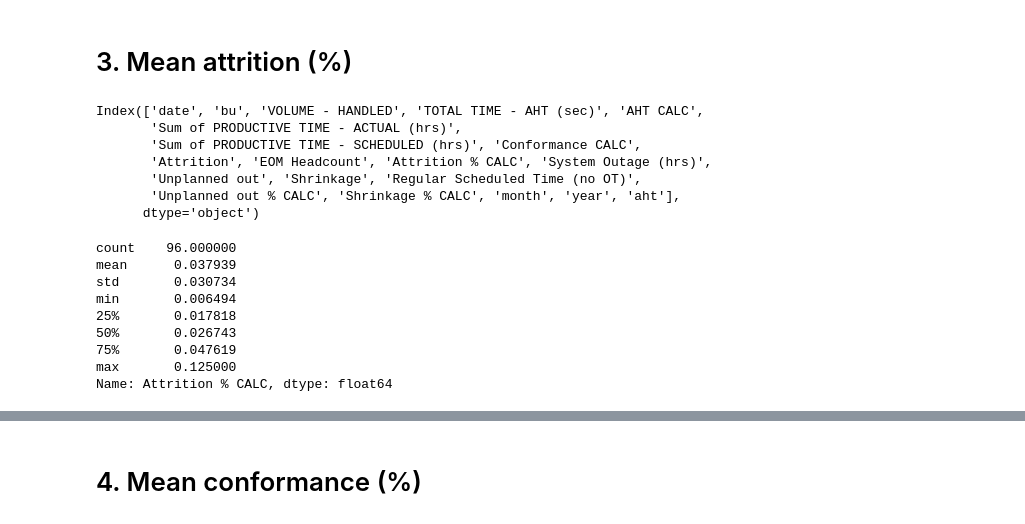
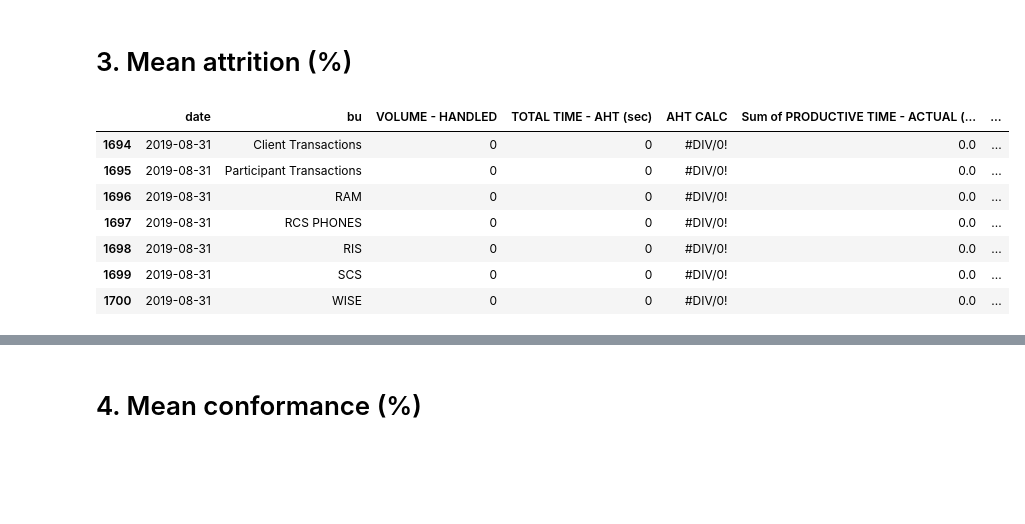
Before and after one commit to majickdave/dji_vol, a Jupyter notebook: wfh_analysis/6 metrics.ipynb, the cells around one changed output, grey strips where cells are left out. Cells and saved outputs as stored; diff of their text form; code cells hidden in the pictures; blank space fills up the shorter version.

```diff
--- a/wfh_analysis/6 metrics.ipynb
+++ b/wfh_analysis/6 metrics.ipynb
@@ -59,24 +108,2 @@ plt.tight_layout()
 # %% [markdown]
 # 3. Mean attrition (%)
-# %%
-df.columns
-# %% [output]
-Index(['date', 'bu', 'VOLUME - HANDLED', 'TOTAL TIME - AHT (sec)', 'AHT CALC',
-       'Sum of PRODUCTIVE TIME - ACTUAL (hrs)',
-       'Sum of PRODUCTIVE TIME - SCHEDULED (hrs)', 'Conformance CALC',
-       'Attrition', 'EOM Headcount', 'Attrition % CALC', 'System Outage (hrs)',
-       'Unplanned out', 'Shrinkage', 'Regular Scheduled Time (no OT)',
-       'Unplanned out % CALC', 'Shrinkage % CALC', 'month', 'year', 'aht'],
-      dtype='object')
-# %%
-df['Attrition % CALC'].describe()
-# %% [output]
-count    96.000000
-mean      0.037939
-std       0.030734
-min       0.006494
-25%       0.017818
-50%       0.026743
-75%       0.047619
-max       0.125000
-Name: Attrition % CALC, dtype: float64
@@ -82,0 +112,11 @@ Name: Attrition % CALC, dtype: float64
+# %%
+df[(df['date']=='2019-08-31')]
+# %% [output]
+|  | date | bu | VOLUME - HANDLED | TOTAL TIME - AHT (sec) | AHT CALC | Sum of PRODUCTIVE TIME - ACTUAL (... | ... |
+| 1694 | 2019-08-31 | Client Transactions | 0 | 0 | #DIV/0! | 0.0 | ... |
+| 1695 | 2019-08-31 | Participant Transactions | 0 | 0 | #DIV/0! | 0.0 | ... |
+| 1696 | 2019-08-31 | RAM | 0 | 0 | #DIV/0! | 0.0 | ... |
+| 1697 | 2019-08-31 | RCS PHONES | 0 | 0 | #DIV/0! | 0.0 | ... |
+| 1698 | 2019-08-31 | RIS | 0 | 0 | #DIV/0! | 0.0 | ... |
+| 1699 | 2019-08-31 | SCS | 0 | 0 | #DIV/0! | 0.0 | ... |
+| 1700 | 2019-08-31 | WISE | 0 | 0 | #DIV/0! | 0.0 | ... |
```
Also changed, not shown: parts of 31 cells of this notebook, 3 other files.
